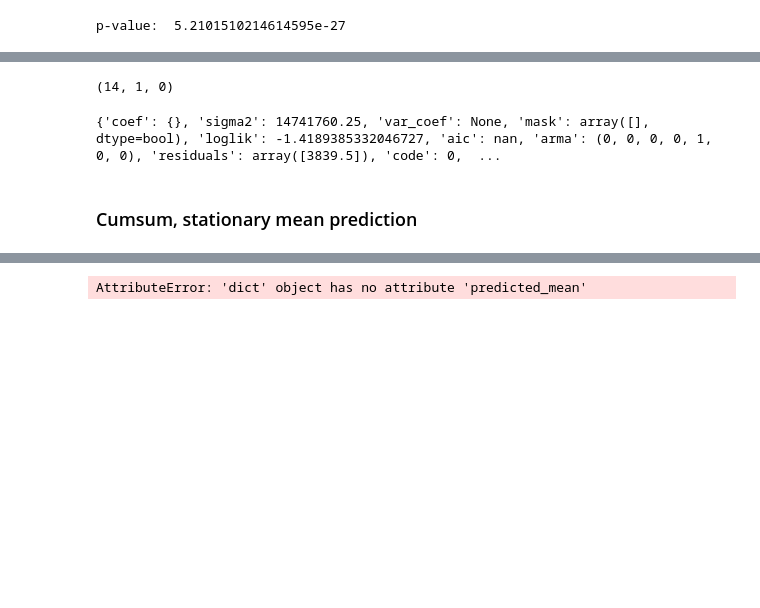
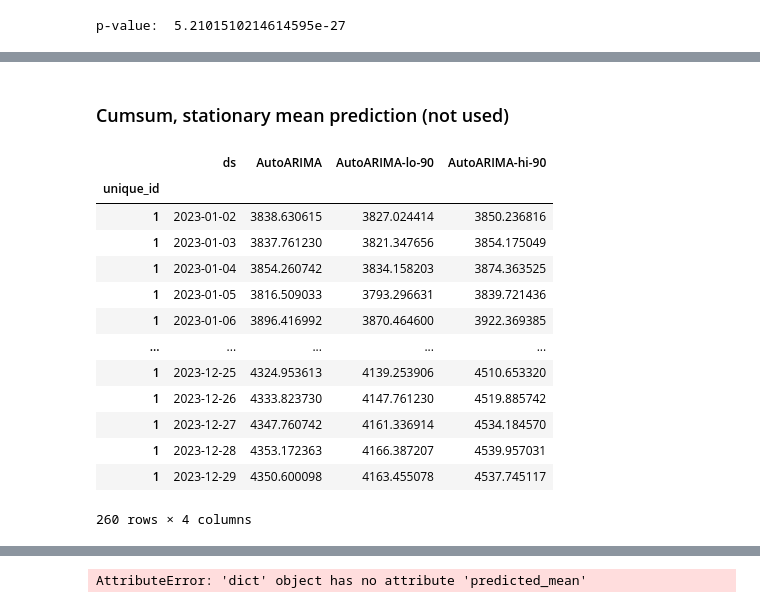
Before and after one commit to eddienubes/datascience-for-ek, a Jupyter notebook: project1/analysis.ipynb, the cells around one changed output, grey strips where cells are left out. Saved outputs shown, nothing was run; the diff lists cells and outputs as text; code cells hidden in the pictures; blank space fills up the shorter version.

```diff
--- a/project1/analysis.ipynb
+++ b/project1/analysis.ipynb
@@ -218,27 +244,35 @@ adft = adfuller(diff_training_set, autolag='AIC')
 print('p-value: ', adft[1])
 
 training_exogenous_df = pd.DataFrame({
+    'bonds': bonds_data.loc[:split_date]['close'],
+    'djia': djia_data.loc[:split_date]['close'],
     'vix': vix_data.loc[:split_date]['close'],
     'ds': training_set.index,
-    'unique_id': range(len(training_set['close']))
+    'unique_id': 1
 })
 testing_exogenous_df = pd.DataFrame({
+    'bonds': bonds_data.loc[split_date:]['close'],
+    'djia': djia_data.loc[split_date:]['close'],
     'vix': vix_data.loc[split_date:]['close'],
     'ds': testing_set.index,
-    'unique_id': range(len(testing_set['close']))
+    'unique_id': 1
 })
 training_df = pd.DataFrame({
     # Note the diff here. We have to make dataset stationary
     'y': training_set['close'],
-    # 'vix': training_exogenous_df['vix'],
+    'bonds': training_exogenous_df['bonds'],
+    'djia': training_exogenous_df['djia'],
+    'vix': training_exogenous_df['vix'],
     'ds': training_set.index,
-    'unique_id': range(len(training_set['close']))
+    'unique_id': 1
 })
 testing_df = pd.DataFrame({
     'y': testing_set['close'],
+    'bonds': testing_exogenous_df['bonds'],
+    'djia': testing_exogenous_df['djia'],
     'vix': testing_exogenous_df['vix'],
     'ds': testing_set.index,
-    'unique_id': range(len(testing_set['close']))
+    'unique_id': 1
 })
 # %% [output]
 p-value:  5.2101510214614595e-27
@@ -283,37 +279,35 @@ ARIMA(14, 2, 2) - AIC: 55516.59700561365
-# %%
-best_order = sorted(models, key=lambda x: x[1])[0][0]
-best_order
-# %% [output]
-(14, 1, 0)
 # %%
 arima_model = StatsForecast(
-    models = [AutoARIMA(season_length=1)],
+    models = [AutoARIMA(season_length=63)],
     freq=frequency,
     n_jobs=-1
 )
-# arima_model = StatsForecast(
-#     models=[ARIMA(order=best_order)],
-#     freq=frequency,
-#     n_jobs=-1
-# )
 
-# # 5 - AR term. Values will be used to predict the new one.
-# # 1 - I term. Difference will be used (current - previous) to make the series stationary
-# # 0 - MA term. 0 means do NOT include error differences from the previous values
 arima_model = arima_model.fit(df=training_df)
-# arima_model = arima_model.fit(df=training_df, target_col='close', time_col='ds')
-# print(arima_string(arima_model.fitted_[0, 0].model_))
-# print(var[0][0].model_)
-print(arima_model.fitted_[0][0].model_)
-# # Predict next year
-# steps = len(testing_df['y'])
-# snp_synthetic = arima_model.forecast(y=training_df['close'].values, h=steps, level=[90])
-# snp_synthetic = arima_model.forecast(h=steps)
-# snp_synthetic = arima_model.forecast(df=training_df, h=steps, X_df=testing_exogenous_df, level=[90])
+print(arima_string(arima_model.fitted_[0, 0].model_))
+
+steps = len(testing_df['y'])
+
+snp_synthetic = arima_model.forecast(h=steps, X_df=testing_exogenous_df, level=[90])
-# %% [output]
-{'coef': {}, 'sigma2': 14741760.25, 'var_coef': None, 'mask': array([], dtype=bool), 'loglik': -1.4189385332046727, 'aic': nan, 'arma': (0, 0, 0, 0, 1, 0, 0), 'residuals': array([3839.5]), 'code': 0,  ...
 # %% [markdown]
-### Cumsum, stationary mean prediction
+### Cumsum, stationary mean prediction (not used)
+# %%
+snp_synthetic
+# %% [output]
+|  | ds | AutoARIMA | AutoARIMA-lo-90 | AutoARIMA-hi-90 |
+| unique_id |  |  |  |  |
+| 1 | 2023-01-02 | 3838.630615 | 3827.024414 | 3850.236816 |
+| 1 | 2023-01-03 | 3837.761230 | 3821.347656 | 3854.175049 |
+| 1 | 2023-01-04 | 3854.260742 | 3834.158203 | 3874.363525 |
+| 1 | 2023-01-05 | 3816.509033 | 3793.296631 | 3839.721436 |
+| 1 | 2023-01-06 | 3896.416992 | 3870.464600 | 3922.369385 |
+| ... | ... | ... | ... | ... |
+| 1 | 2023-12-25 | 4324.953613 | 4139.253906 | 4510.653320 |
+| 1 | 2023-12-26 | 4333.823730 | 4147.761230 | 4519.885742 |
+| 1 | 2023-12-27 | 4347.760742 | 4161.336914 | 4534.184570 |
+| 1 | 2023-12-28 | 4353.172363 | 4166.387207 | 4539.957031 |
+| 1 | 2023-12-29 | 4350.600098 | 4163.455078 | 4537.745117 |
+260 rows × 4 columns
 # %%
 # snp_synthetic_cumsum = pd.Series([training_df.iloc[-1]['close']], pd.Series(snp_synthetic['mean'])).cumsum()
 
```
Also changed, not shown: parts of 11 cells of this notebook, 3 other files.
